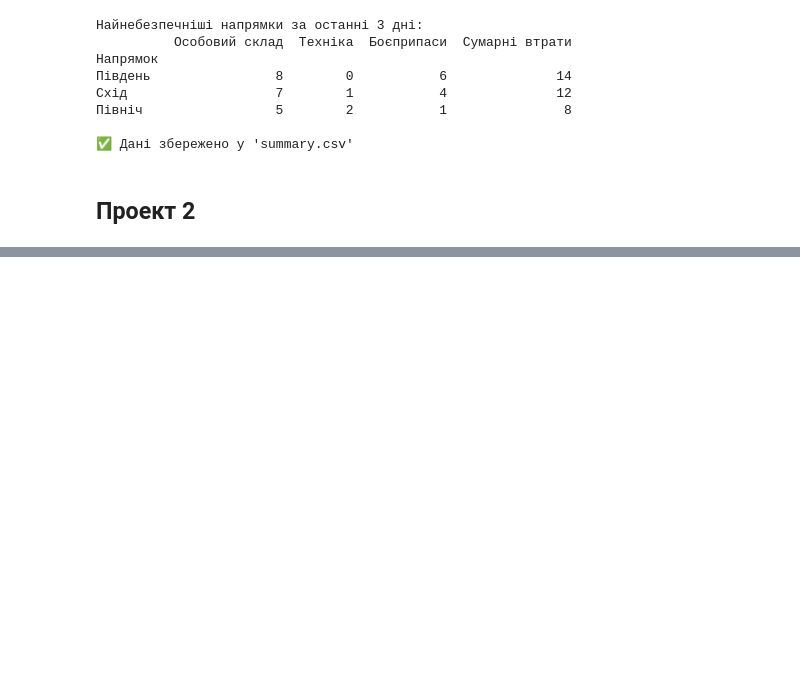
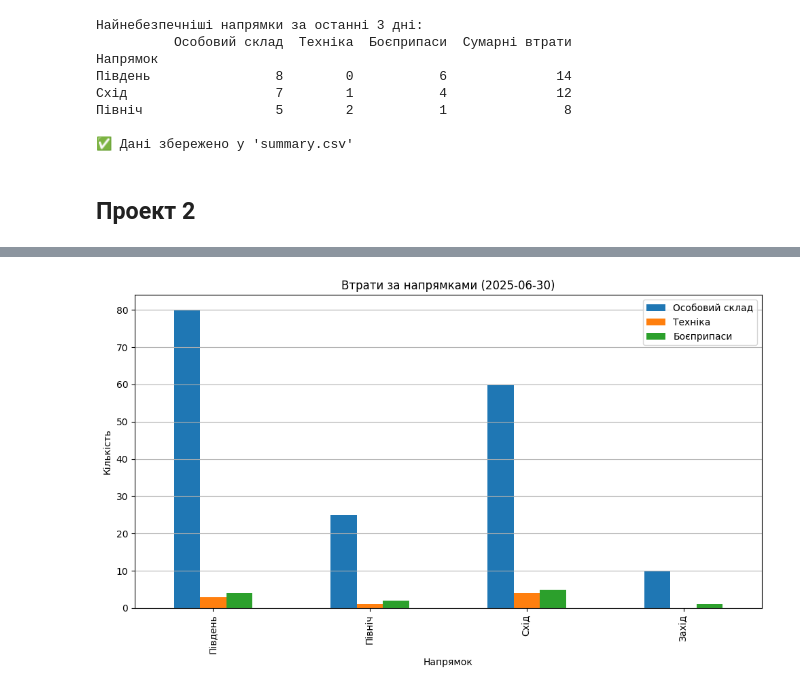
Before and after one commit to ValeriiB285/Sample1, a Jupyter notebook: python/07_projects.ipynb, the cells around one changed output, grey strips where cells are left out. Saved outputs shown, nothing was run; the diff lists cells and outputs as text; code cells hidden in the pictures; blank space fills up the shorter version.

```diff
--- a/python/07_projects.ipynb
+++ b/python/07_projects.ipynb
@@ -174,3 +174,82 @@ print("\n✅ Дані збережено у 'summary.csv'")
 ✅ Дані збережено у 'summary.csv'
 # %% [markdown]
 ## Проект 2
+# %%
+import pandas as pd
+import re
+import matplotlib.pyplot as plt
+
+text = """
+Бойове донесення
+
+Дата: 2025-06-30
+
+Напрямок: Південь
+Втрати:
+ - Особовий склад: 80 осіб
+ - Техніка: 3 одиниці
+ - Боєприпаси: 4 одиниці
+
+Напрямок: Північ
+Втрати:
+ - Особовий склад: 25 осіб
+ - Техніка: 1 одиниця
+ - Боєприпаси: 2 одиниці
+
+Напрямок: Схід
+Втрати:
+ - Особовий склад: 60 осіб
+ - Техніка: 4 одиниці
+ - Боєприпаси: 5 одиниць
+
+Напрямок: Захід
+Втрати:
+ - Особовий склад: 10 осіб
+ - Техніка: 0 одиниць
+ - Боєприпаси: 1 одиниця
+"""
+
+
+date_match = re.search(r'Дата:\s*(\d{4}-\d{2}-\d{2})', text)
+report_date = pd.to_datetime(date_match.group(1)) if date_match else None
+
+
+pattern = r'Напрямок:\s*(.*?)\s+Втрати:\s+- Особовий склад: (\d+).*?осіб\s+- Техніка: (\d+).*?\s+- Боєприпаси: (\d+)'
+matches = re.findall(pattern, text, re.DOTALL)
+
+
+data = []
+for match in matches:
+    direction, personnel, tech, ammo = match
+    data.append({
+        'Дата': report_date,
+        'Напрямок': direction.strip(),
+        'Особовий склад': int(personnel),
+        'Техніка': int(tech),
+        'Боєприпаси': int(ammo)
+    })
+
+
+df = pd.DataFrame(data)
+
+print("📋 Витягнуті дані:")
+print(df)
+
+
+df_plot = df.set_index('Напрямок')[['Особовий склад', 'Техніка', 'Боєприпаси']]
+df_plot.plot(kind='bar', figsize=(10, 6))
+plt.title(f'Втрати за напрямками ({report_date.date()})')
+plt.ylabel('Кількість')
+plt.xlabel('Напрямок')
+plt.grid(axis='y')
+plt.tight_layout()
+plt.show()
+
+
+high_loss = df[df['Особовий склад'] > 150]
+if not high_loss.empty:
+    print("⚠️ Попередження: втрати перевищують 150 осіб на таких напрямках:")
+    print(high_loss[['Напрямок', 'Особовий склад']])
+else:
+    print("✅ Втрати на жодному напрямку не перевищують 150 осіб.")
+# %% [output]
@@ -176,0 +262 @@ print("\n✅ Дані збережено у 'summary.csv'")
+[figure, added]
```
Also changed, not shown: parts of 3 cells of this notebook, 2 other files.
